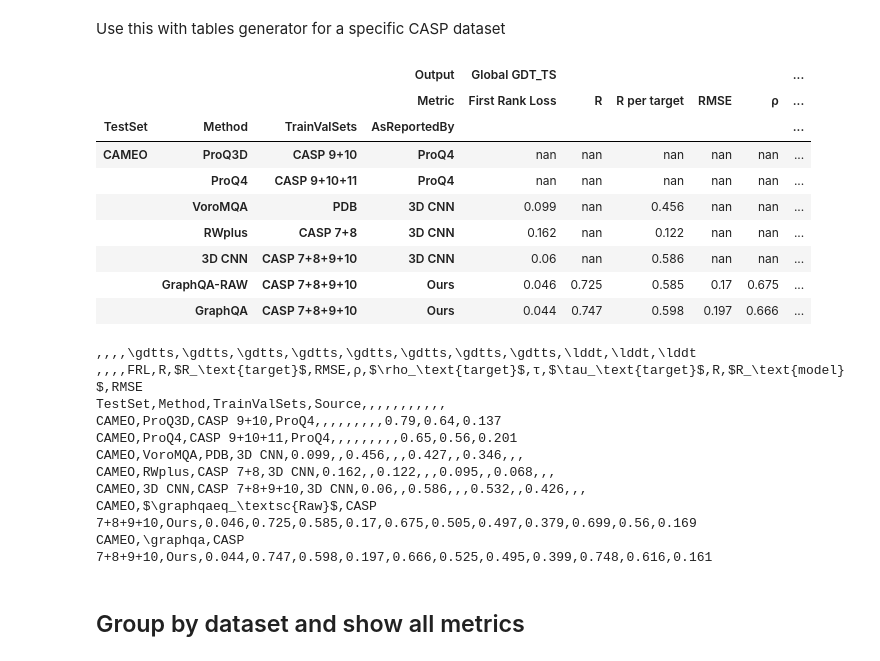
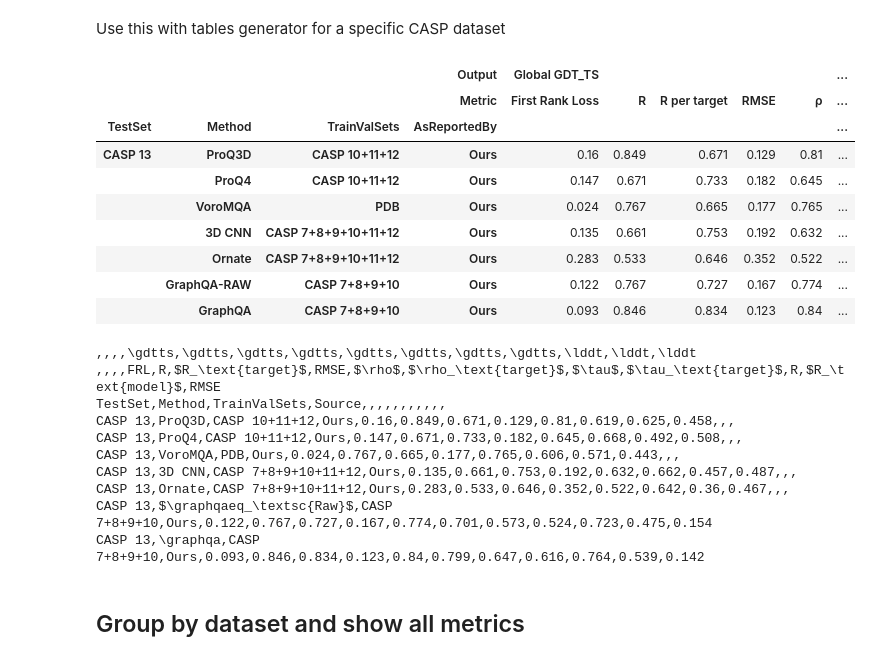
Before and after one commit to baldassarreFe/graphqa, a Jupyter notebook: notebooks/benchmark/Benchmark.ipynb, the cells around one changed output. Saved outputs shown, nothing was run; the diff lists cells and outputs as text; code cells hidden in the pictures.

```diff
--- a/notebooks/benchmark/Benchmark.ipynb
+++ b/notebooks/benchmark/Benchmark.ipynb
@@ -76,7 +76,7 @@ df.pivot_table(index=['TestSet', 'Method', 'TrainValSets', 'AsReportedBy'], colu
 # %% [markdown]
 Use this with tables generator for a specific CASP dataset
 # %%
-dataset ='CAMEO'
+dataset ='CASP 13'
 
 df = pd.concat((
     pd.read_csv('other_results.csv', comment='#'),
@@ -91,50 +91,52 @@ display(
     .sort_index()
     .round(3)
     .style
     .applymap(lambda v: 'opacity:0' if np.isnan(v) else '')
 )
 
 # To import into tablesgenerator
 print(
     df[(df.Output != 'Global LDDT') & (df.Method != 'ProQ2D') & (df.Method != 'ProQ3') & (df.TestSet.str.startswith(dataset) | df.TestSet.str.startswith(dataset))]
     .pivot_table(index=['TestSet', 'Method', 'TrainValSets', 'AsReportedBy'], columns=['Output', 'Metric'], values=['Value'])
     .droplevel(0, axis='columns')
     .sort_index()
     .round(3)
     .to_csv()
           .replace('Global GDT_TS', '\\gdtts').replace('Local LDDT', '\\lddt').replace('Output','').replace('Metric','')
           .replace('First Rank Loss', 'FRL')
           .replace('R per target', r'$R_\text{target}$')
           .replace('R per model', r'$R_\text{model}$')
           .replace('ρ per target', r'$\rho_\text{target}$')
           .replace('ρ per model', r'$\rho_\text{model}$')
           .replace('τ per target', r'$\tau_\text{target}$')
           .replace('τ per model', r'$\tau_\text{model}$')
+          .replace('ρ', r'$\rho$')
+          .replace('τ', r'$\tau$')
           .replace('GraphQA-RAW', r'$\graphqaeq_\textsc{Raw}$')
           .replace('GraphQA', r'\graphqa')
           .replace('AsReportedBy', 'Source')
          )
 # %% [output]
 |  |  |  | Output | Global GDT_TS |  |  |  |  | ... |
 |  |  |  | Metric | First Rank Loss | R | R per target | RMSE | ρ | ... |
 | TestSet | Method | TrainValSets | AsReportedBy |  |  |  |  |  | ... |
-| CAMEO | ProQ3D | CASP 9+10 | ProQ4 | nan | nan | nan | nan | nan | ... |
-|  | ProQ4 | CASP 9+10+11 | ProQ4 | nan | nan | nan | nan | nan | ... |
-|  | VoroMQA | PDB | 3D CNN | 0.099 | nan | 0.456 | nan | nan | ... |
-|  | RWplus | CASP 7+8 | 3D CNN | 0.162 | nan | 0.122 | nan | nan | ... |
-|  | 3D CNN | CASP 7+8+9+10 | 3D CNN | 0.06 | nan | 0.586 | nan | nan | ... |
-|  | GraphQA-RAW | CASP 7+8+9+10 | Ours | 0.046 | 0.725 | 0.585 | 0.17 | 0.675 | ... |
-|  | GraphQA | CASP 7+8+9+10 | Ours | 0.044 | 0.747 | 0.598 | 0.197 | 0.666 | ... |
+| CASP 13 | ProQ3D | CASP 10+11+12 | Ours | 0.16 | 0.849 | 0.671 | 0.129 | 0.81 | ... |
+|  | ProQ4 | CASP 10+11+12 | Ours | 0.147 | 0.671 | 0.733 | 0.182 | 0.645 | ... |
+|  | VoroMQA | PDB | Ours | 0.024 | 0.767 | 0.665 | 0.177 | 0.765 | ... |
+|  | 3D CNN | CASP 7+8+9+10+11+12 | Ours | 0.135 | 0.661 | 0.753 | 0.192 | 0.632 | ... |
+|  | Ornate | CASP 7+8+9+10+11+12 | Ours | 0.283 | 0.533 | 0.646 | 0.352 | 0.522 | ... |
+|  | GraphQA-RAW | CASP 7+8+9+10 | Ours | 0.122 | 0.767 | 0.727 | 0.167 | 0.774 | ... |
+|  | GraphQA | CASP 7+8+9+10 | Ours | 0.093 | 0.846 | 0.834 | 0.123 | 0.84 | ... |
 ,,,,\gdtts,\gdtts,\gdtts,\gdtts,\gdtts,\gdtts,\gdtts,\gdtts,\lddt,\lddt,\lddt
-,,,,FRL,R,$R_\text{target}$,RMSE,ρ,$\rho_\text{target}$,τ,$\tau_\text{target}$,R,$R_\text{model}$,RMSE
+,,,,FRL,R,$R_\text{target}$,RMSE,$\rho$,$\rho_\text{target}$,$\tau$,$\tau_\text{target}$,R,$R_\text{model}$,RMSE
 TestSet,Method,TrainValSets,Source,,,,,,,,,,,
-CAMEO,ProQ3D,CASP 9+10,ProQ4,,,,,,,,,0.79,0.64,0.137
-CAMEO,ProQ4,CASP 9+10+11,ProQ4,,,,,,,,,0.65,0.56,0.201
-CAMEO,VoroMQA,PDB,3D CNN,0.099,,0.456,,,0.427,,0.346,,,
-CAMEO,RWplus,CASP 7+8,3D CNN,0.162,,0.122,,,0.095,,0.068,,,
-CAMEO,3D CNN,CASP 7+8+9+10,3D CNN,0.06,,0.586,,,0.532,,0.426,,,
-CAMEO,$\graphqaeq_\textsc{Raw}$,CASP 7+8+9+10,Ours,0.046,0.725,0.585,0.17,0.675,0.505,0.497,0.379,0.699,0.56,0.169
-CAMEO,\graphqa,CASP 7+8+9+10,Ours,0.044,0.747,0.598,0.197,0.666,0.525,0.495,0.399,0.748,0.616,0.161
+CASP 13,ProQ3D,CASP 10+11+12,Ours,0.16,0.849,0.671,0.129,0.81,0.619,0.625,0.458,,,
+CASP 13,ProQ4,CASP 10+11+12,Ours,0.147,0.671,0.733,0.182,0.645,0.668,0.492,0.508,,,
+CASP 13,VoroMQA,PDB,Ours,0.024,0.767,0.665,0.177,0.765,0.606,0.571,0.443,,,
+CASP 13,3D CNN,CASP 7+8+9+10+11+12,Ours,0.135,0.661,0.753,0.192,0.632,0.662,0.457,0.487,,,
+CASP 13,Ornate,CASP 7+8+9+10+11+12,Ours,0.283,0.533,0.646,0.352,0.522,0.642,0.36,0.467,,,
+CASP 13,$\graphqaeq_\textsc{Raw}$,CASP 7+8+9+10,Ours,0.122,0.767,0.727,0.167,0.774,0.701,0.573,0.524,0.723,0.475,0.154
+CASP 13,\graphqa,CASP 7+8+9+10,Ours,0.093,0.846,0.834,0.123,0.84,0.799,0.647,0.616,0.764,0.539,0.142
 # %% [markdown]
 ## Group by dataset and show all metrics
 # %%
```
Also changed, not shown: 3 other files.
